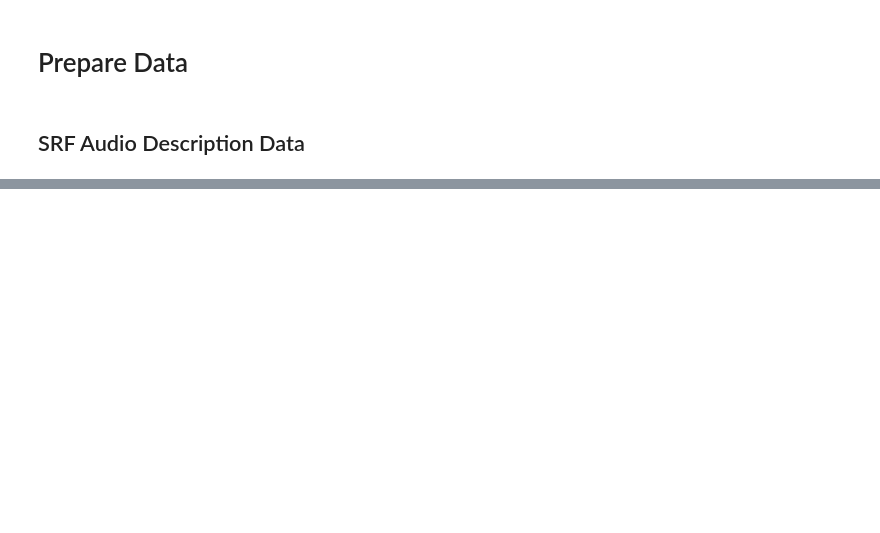
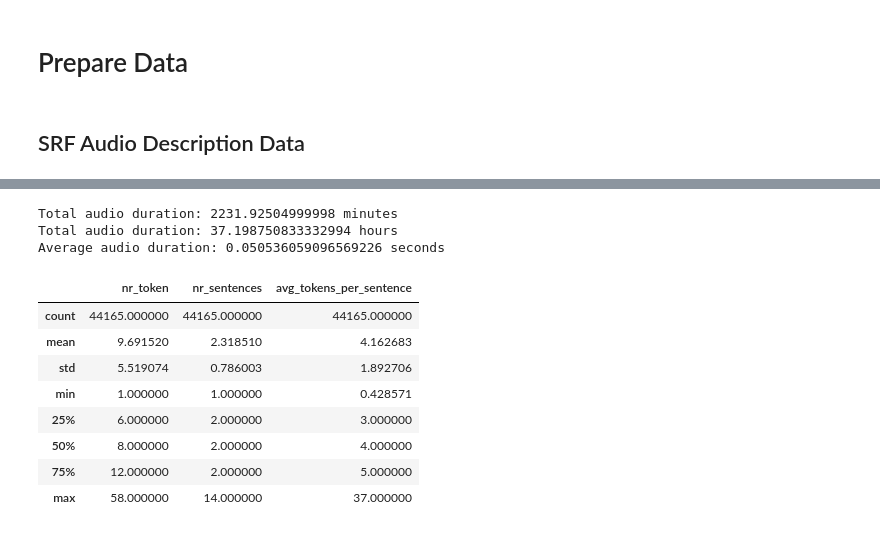
Before and after one commit to vera-bernhard/ma-code, a Jupyter notebook: data_raw/prepare_data.ipynb, the cells around one changed output, grey strips where cells are left out. Saved outputs shown, nothing was run; the diff lists cells and outputs as text; code cells hidden in the pictures; blank space fills up the shorter version.

```diff
--- a/data_raw/prepare_data.ipynb
+++ b/data_raw/prepare_data.ipynb
@@ -54,0 +1169,28 @@ TypeError: extract_audio_and_text_all() missing 1 required positional argument:
+# %%
+from datareader import calculate_total_audio_stats
+
+total_audio_min, avg_dur = calculate_total_audio_stats(PREPARED_PATH)
+print(f'Total audio duration: {total_audio_min} minutes')
+print(f'Total audio duration: {total_audio_min/60} hours')
+print(f'Average audio duration: {avg_dur} seconds')
+# %% [output]
+Total audio duration: 2231.92504999998 minutes
+Total audio duration: 37.198750833332994 hours
+Average audio duration: 0.050536059096569226 seconds
+# %%
+from datareader import get_token_stats, hist_plot
+import os
+
+token_stats = get_token_stats(PREPARED_PATH)
+
+token_stats.describe()
+# %% [output]
+|  | nr_token | nr_sentences | avg_tokens_per_sentence |
+| count | 44165.000000 | 44165.000000 | 44165.000000 |
+| mean | 9.691520 | 2.318510 | 4.162683 |
+| std | 5.519074 | 0.786003 | 1.892706 |
+| min | 1.000000 | 1.000000 | 0.428571 |
+| 25% | 6.000000 | 2.000000 | 3.000000 |
+| 50% | 8.000000 | 2.000000 | 4.000000 |
+| 75% | 12.000000 | 2.000000 | 5.000000 |
+| max | 58.000000 | 14.000000 | 37.000000 |
```
Also changed, not shown: parts of 16 cells of this notebook, 5 other files.
